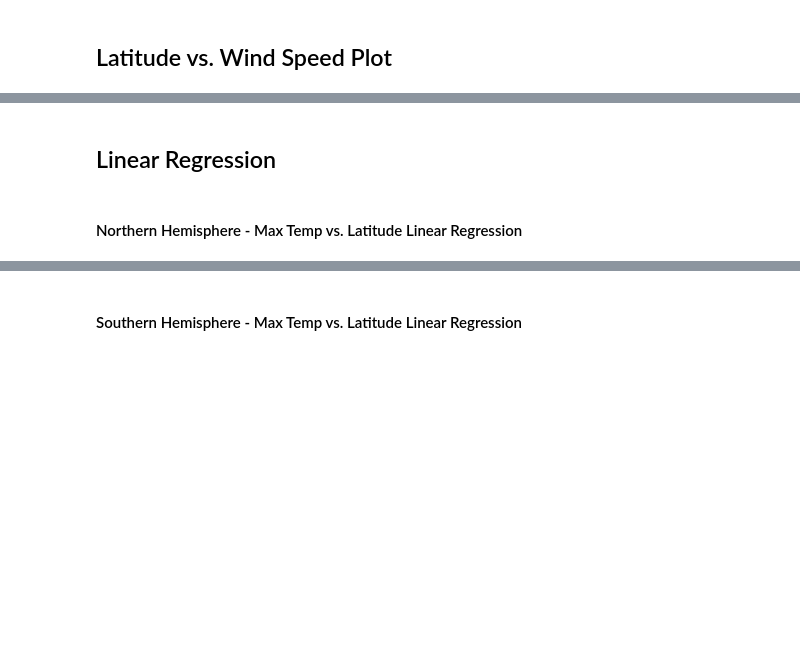
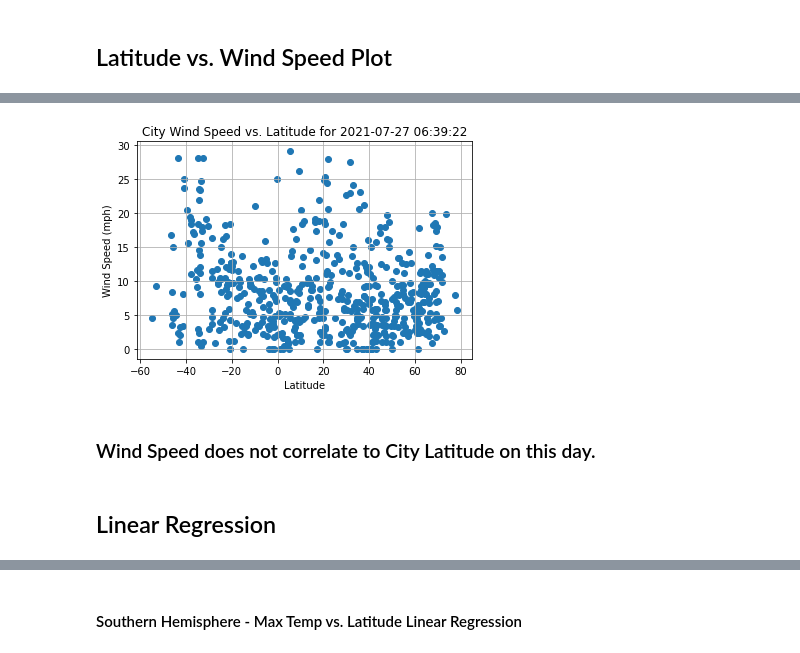
Before and after one commit to Wdepalma/python-api-challenge, a Jupyter notebook: WeatherPy.ipynb, the cells around one changed output, grey strips where cells are left out. Drawn from its saved outputs; the diff is of its cells as text; code cells hidden in the pictures; blank space fills up the shorter version.

```diff
--- a/WeatherPy.ipynb
+++ b/WeatherPy.ipynb
@@ -226,4 +237,18 @@ Int64Index([], dtype='int64')
+# %%
+# Scatter plot Temp v Humidity
+x_vals = weather_data['lat']
+y_vals = weather_data['wind_speed']
+plt.scatter(x_vals,y_vals)
+plt.grid(True)
+plt.xlabel('Latitude')
+plt.ylabel('Wind Speed (mph)')
+plt.title(f'City Wind Speed vs. Latitude for {w}')
+plt.savefig('Images/WindSpeed_v_Latitude_Scatter.png')
+
+plt.show()
+# %% [output]
+[figure, added]
+# %% [markdown]
+### Wind Speed does not correlate to City Latitude on this day.
 # %% [markdown]
 ## Linear Regression
-# %% [markdown]
-####  Northern Hemisphere - Max Temp vs. Latitude Linear Regression
```
Also changed, not shown: parts of 35 cells of this notebook, 14 other files.
